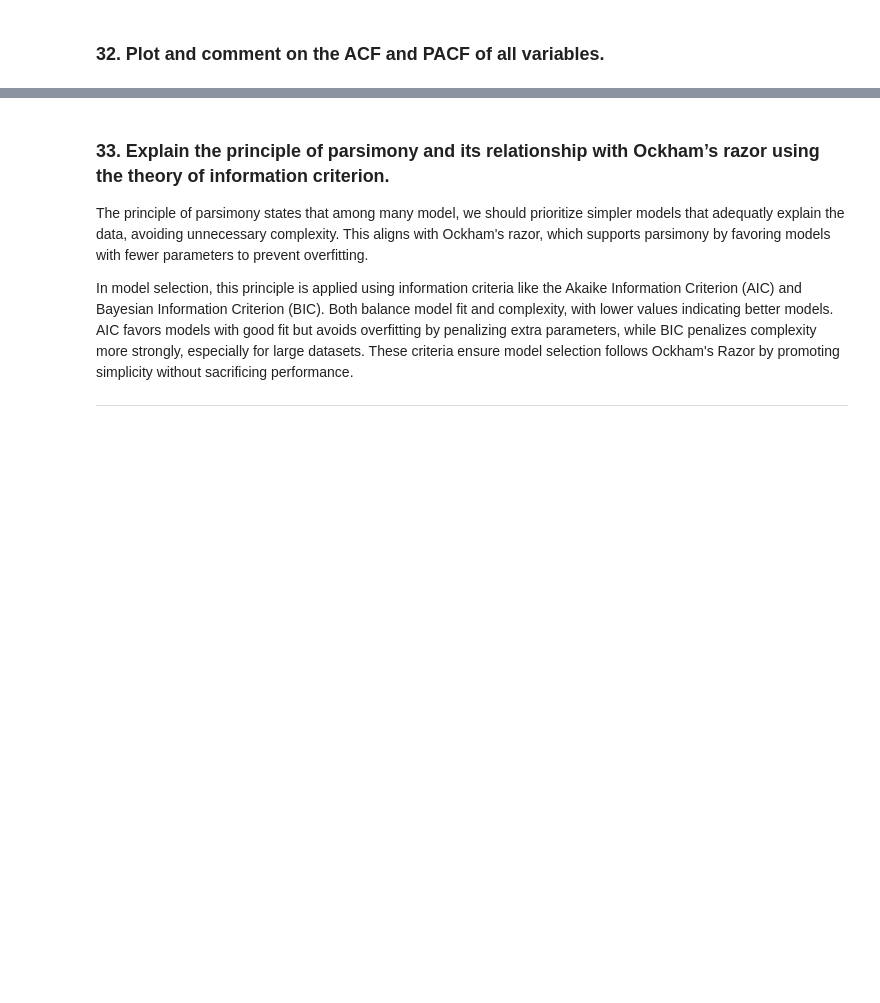
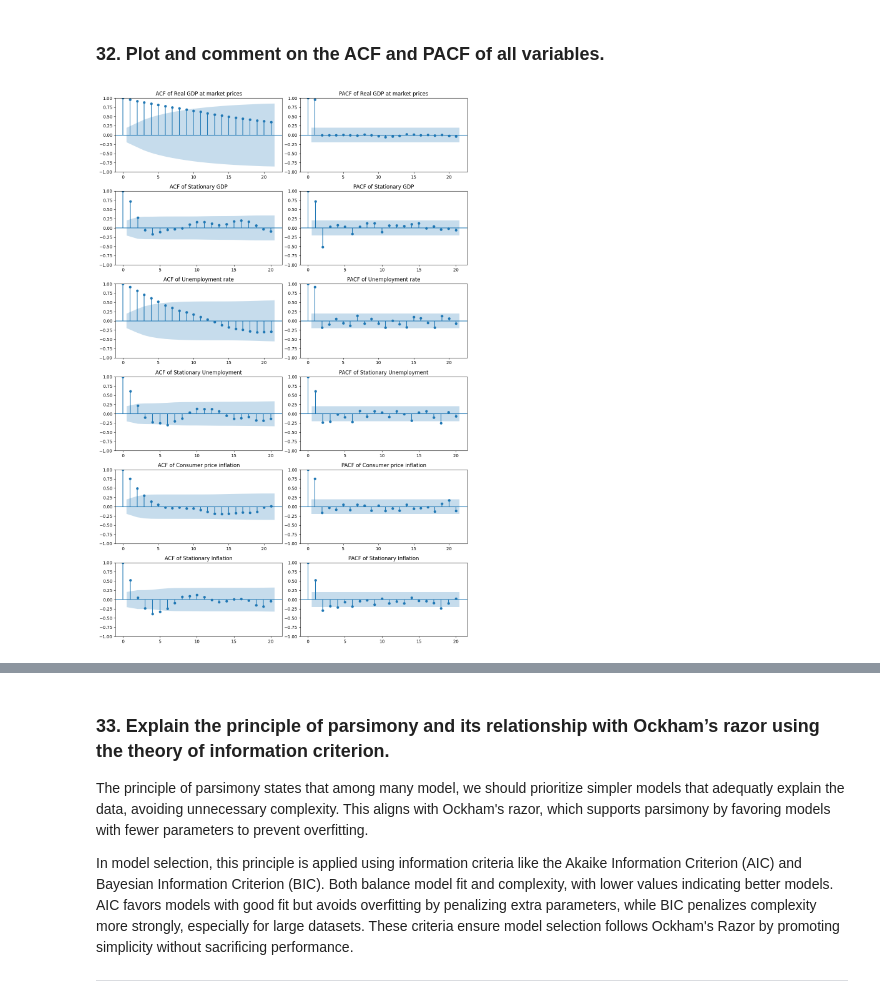
Before and after one commit to AX-Berglund/Econometrics-Analysis-Project, a Jupyter notebook: notebooks/time_series_data.ipynb, the cells around one changed output, grey strips where cells are left out. Drawn from its saved outputs; the diff is of its cells as text; code cells hidden in the pictures; blank space fills up the shorter version.

```diff
--- a/notebooks/time_series_data.ipynb
+++ b/notebooks/time_series_data.ipynb
@@ -79,3 +141,24 @@ Spurious regression occurs when two or more non-stationary time series are regre
 ---
 # %% [markdown]
 ### 28. Make all time series stationary by computing the difference between the original variable and a moving average of order $2 \times 10$. Give the formula for the exact weights.
+# %%
+
+# Compute the 2x10 moving average for each variable
+
+# Step 1: First 10-period moving average
+df['GDP_MA1'] = df['Real GDP at market prices'].rolling(window=10, center=True).mean() # center=True to have the value at the center of the window
+df['Unemployment_MA1'] = df['Unemployment rate'].rolling(window=10, center=True).mean()
+df['Inflation_MA1'] = df['Consumer price inflation'].rolling(window=10, center=True).mean()
+
+# Step 2: Second 10-period moving average on the result of the first
+df['GDP_MA2'] = df['GDP_MA1'].rolling(window=2, center=True).mean()
+df['Unemployment_MA2'] = df['Unemployment_MA1'].rolling(window=2, center=True).mean()
+df['Inflation_MA2'] = df['Inflation_MA1'].rolling(window=2, center=True).mean()
+
+
+
+
+# Step 3: Subtract the final moving average from the original series to make them stationary
+df['Stationary GDP'] = df['Real GDP at market prices'] - df['GDP_MA2']
+df['Stationary Unemployment'] = df['Unemployment rate'] - df['Unemployment_MA2']
+df['Stationary Inflation'] = df['Consumer price inflation'] - df['Inflation_MA2']
@@ -100,3 +267,23 @@ In essence, ACF measures total correlation (direct + indirect) at each lag, whil
 ---
 # %% [markdown]
 ### 32. Plot and comment on the ACF and PACF of all variables.
+# %%
+
+# All variables
+stationary_vars = ['Real GDP at market prices', 'Stationary GDP',
+                   'Unemployment rate', 'Stationary Unemployment',
+                   'Consumer price inflation', 'Stationary Inflation']
+# Plot ACF and PACF for each variable
+fig, axes = plt.subplots(len(stationary_vars), 2, figsize=(12, 18))
+
+for i, var in enumerate(stationary_vars):
+    # ACF plot
+    plot_acf(df[var].dropna(), ax=axes[i, 0], title=f"ACF of {var}")
+
+    # PACF plot
+    plot_pacf(df[var].dropna(), ax=axes[i, 1], title=f"PACF of {var}")
+
+plt.tight_layout()
+plt.show()
+# %% [output]
+[figure, added]
```
Also changed, not shown: parts of 50 cells of this notebook.
